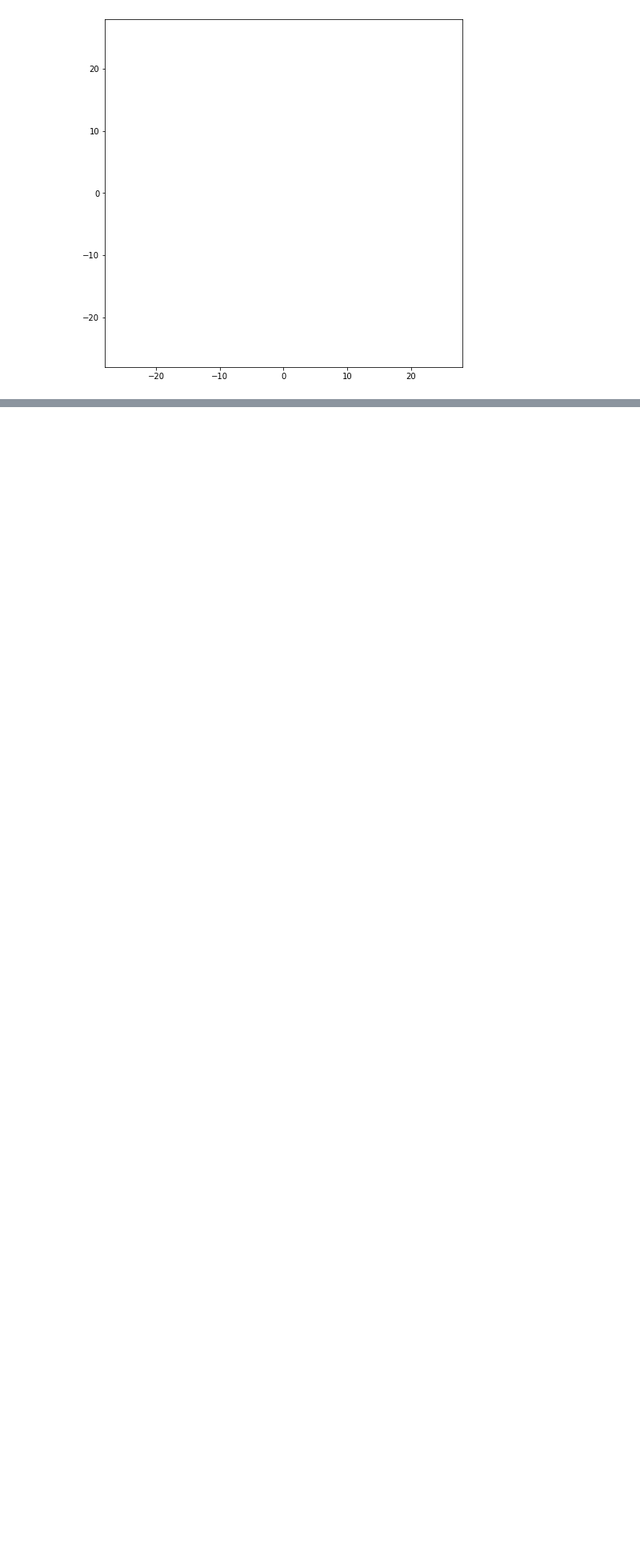
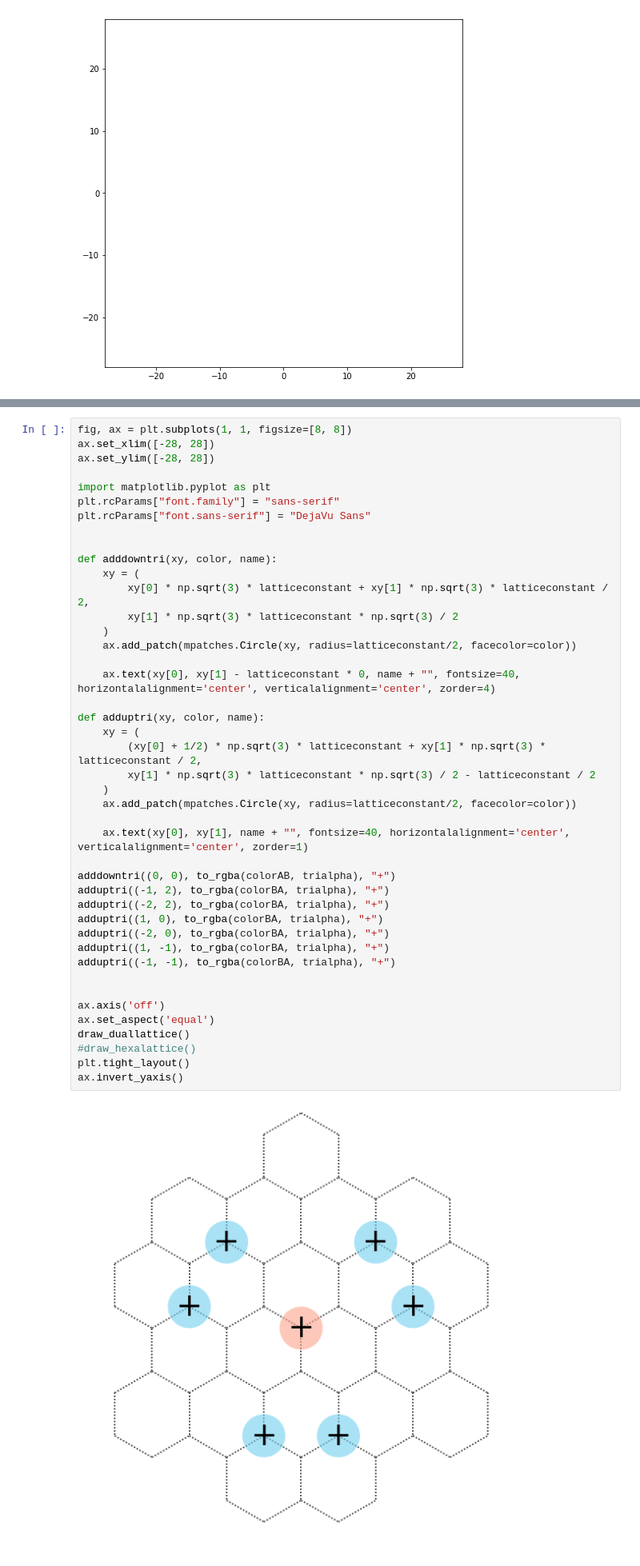
Before and after one commit to KimGroup/trimer-tbg, a Jupyter notebook: diagrams-Copy2.ipynb, the cells around one changed output, grey strips where cells are left out. Shown at 80% size. Saved outputs shown, nothing was run; the diff lists cells and outputs as text; blank space fills up the shorter version.

Commit message:
update figures

```diff
--- a/diagrams-Copy2.ipynb
+++ b/diagrams-Copy2.ipynb
@@ -419,6 +419,51 @@ plt.savefig(base_dir + "j4hex.png", dpi=100)
 plt.savefig(base_dir + "j4hex.svg", dpi=100)
 # %% [output]
 [figure]
+# %%
+fig, ax = plt.subplots(1, 1, figsize=[8, 8])
+ax.set_xlim([-28, 28])
+ax.set_ylim([-28, 28])
+
+import matplotlib.pyplot as plt
+plt.rcParams["font.family"] = "sans-serif"
+plt.rcParams["font.sans-serif"] = "DejaVu Sans"
+
+
+def adddowntri(xy, color, name):
+    xy = (
+        xy[0] * np.sqrt(3) * latticeconstant + xy[1] * np.sqrt(3) * latticeconstant / 2,
+        xy[1] * np.sqrt(3) * latticeconstant * np.sqrt(3) / 2
+    )
+    ax.add_patch(mpatches.Circle(xy, radius=latticeconstant/2, facecolor=color))
+
+    ax.text(xy[0], xy[1] - latticeconstant * 0, name + "", fontsize=40, horizontalalignment='center', verticalalignment='center', zorder=4)
+
+def adduptri(xy, color, name):
+    xy = (
+        (xy[0] + 1/2) * np.sqrt(3) * latticeconstant + xy[1] * np.sqrt(3) * latticeconstant / 2,
+        xy[1] * np.sqrt(3) * latticeconstant * np.sqrt(3) / 2 - latticeconstant / 2
+    )
+    ax.add_patch(mpatches.Circle(xy, radius=latticeconstant/2, facecolor=color))
+
+    ax.text(xy[0], xy[1], name + "", fontsize=40, horizontalalignment='center', verticalalignment='center', zorder=1)
+
+adddowntri((0, 0), to_rgba(colorAB, trialpha), "+")
+adduptri((-1, 2), to_rgba(colorBA, trialpha), "+")
+adduptri((-2, 2), to_rgba(colorBA, trialpha), "+")
+adduptri((1, 0), to_rgba(colorBA, trialpha), "+")
+adduptri((-2, 0), to_rgba(colorBA, trialpha), "+")
+adduptri((1, -1), to_rgba(colorBA, trialpha), "+")
+adduptri((-1, -1), to_rgba(colorBA, trialpha), "+")
+
+
+ax.axis('off')
+ax.set_aspect('equal')
+draw_duallattice()
+#draw_hexalattice()
+plt.tight_layout()
+ax.invert_yaxis()
+# %% [output]
+[figure, added]
 # %%
 R = 1
 
```
Also changed, not shown: parts of 7 cells of this notebook, 4 other files.
